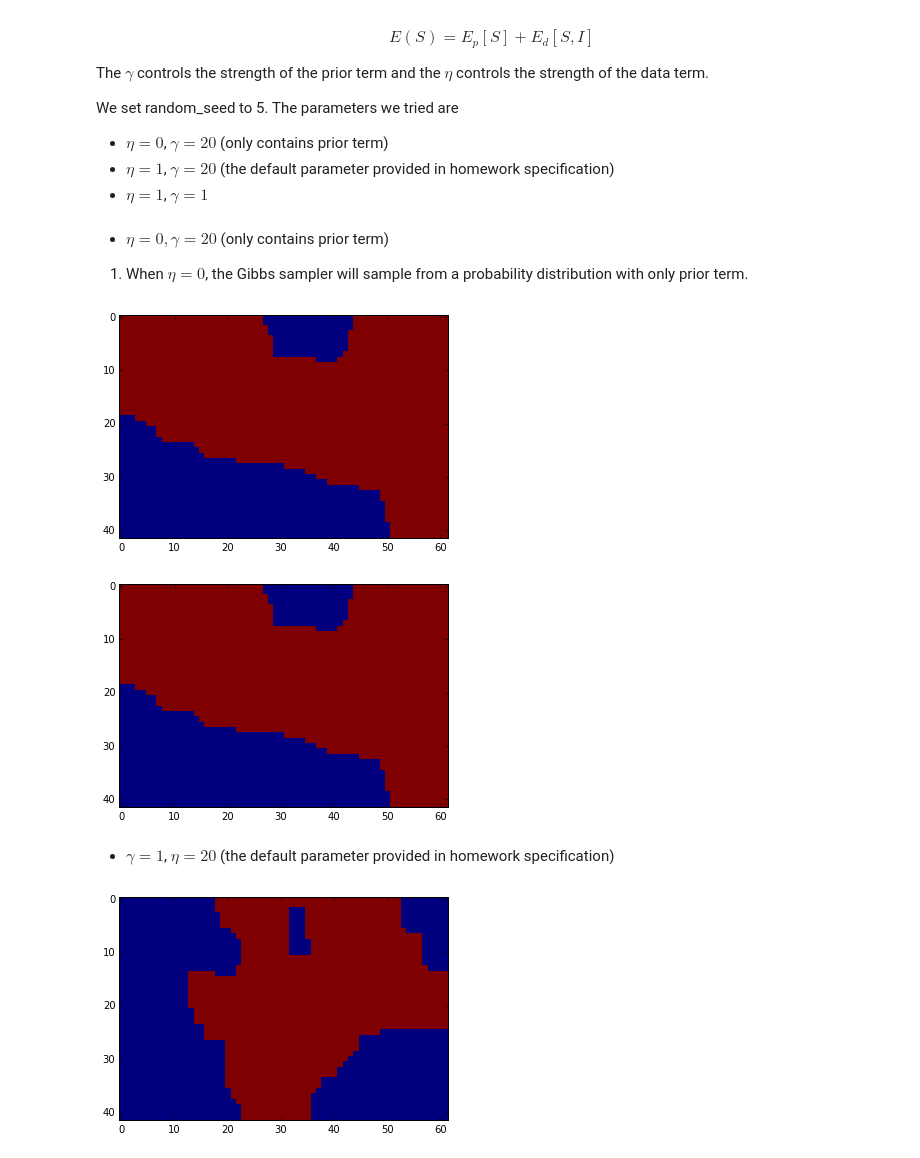
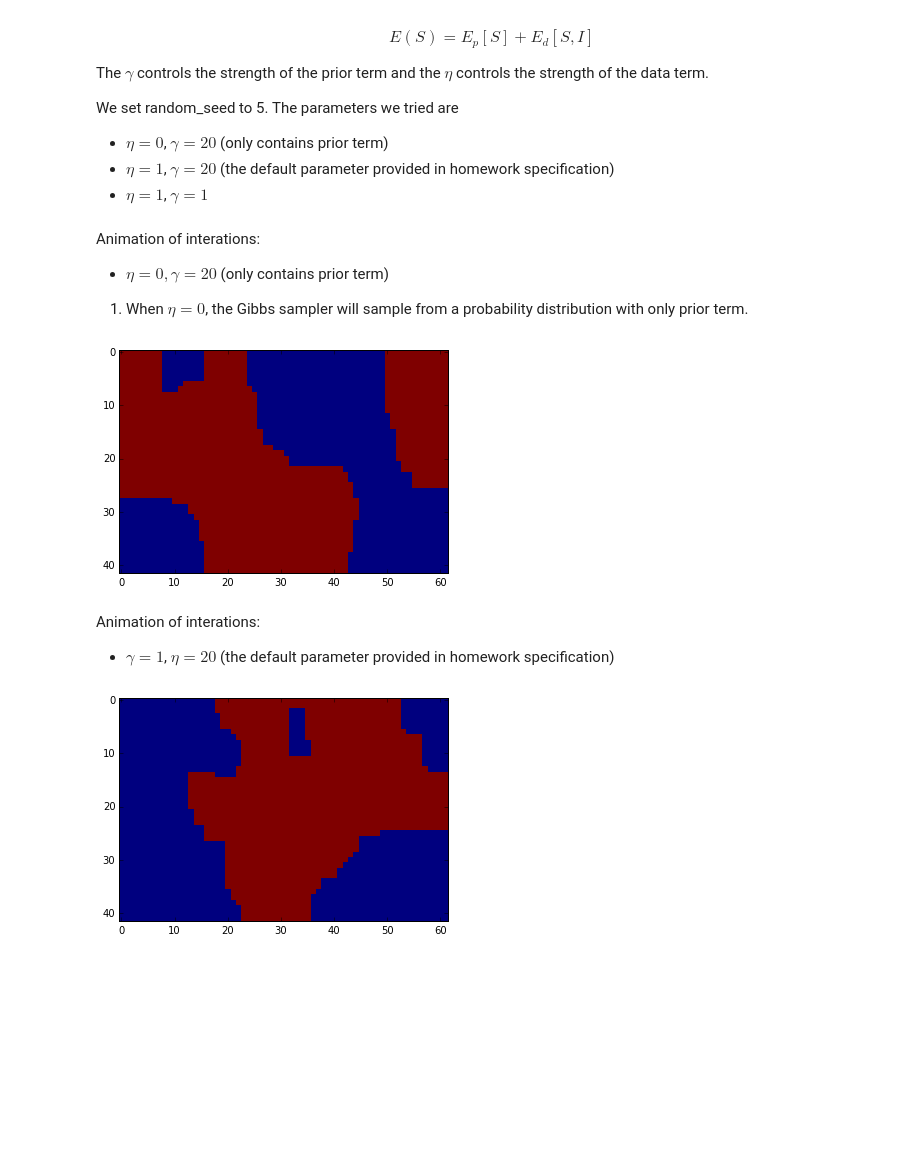
Before and after one commit to qiuwch/ArbibChapterDemos, a Jupyter notebook: ipynb/3.Gibbs.ipynb, the cells around one changed output. Drawn from its saved outputs; the diff is of its cells as text; code cells hidden in the pictures; blank space fills up the shorter version.

Commit message:
Mark animation and interactive cell in the notebook.

```diff
--- a/ipynb/3.Gibbs.ipynb
+++ b/ipynb/3.Gibbs.ipynb
@@ -249,15 +249,17 @@ def runGibbsSampler(data, gamma, eta, showAnimation=True):
 
     return new_state
 # %% [markdown]
+Animation of interations:
 - $ \eta = 0, \gamma = 20 $ (only contains prior term)
 
 1) When $ \eta = 0 $, the Gibbs sampler will sample from a probability distribution with only prior term.
 # %%
 state = runGibbsSampler(data, eta=0, gamma=20)
+clear_output()
 # %% [output]
-[figure, old version]
+[figure, new version]
-[figure, removed]
 # %% [markdown]
+Animation of interations:
 - $ \gamma = 1 $, $ \eta = 20 $ (the default parameter provided in homework specification)
 # %%
 state = runGibbsSampler(data, eta=1, gamma=20)
```
Also changed, not shown: parts of 3 cells of this notebook, 5 other files.
